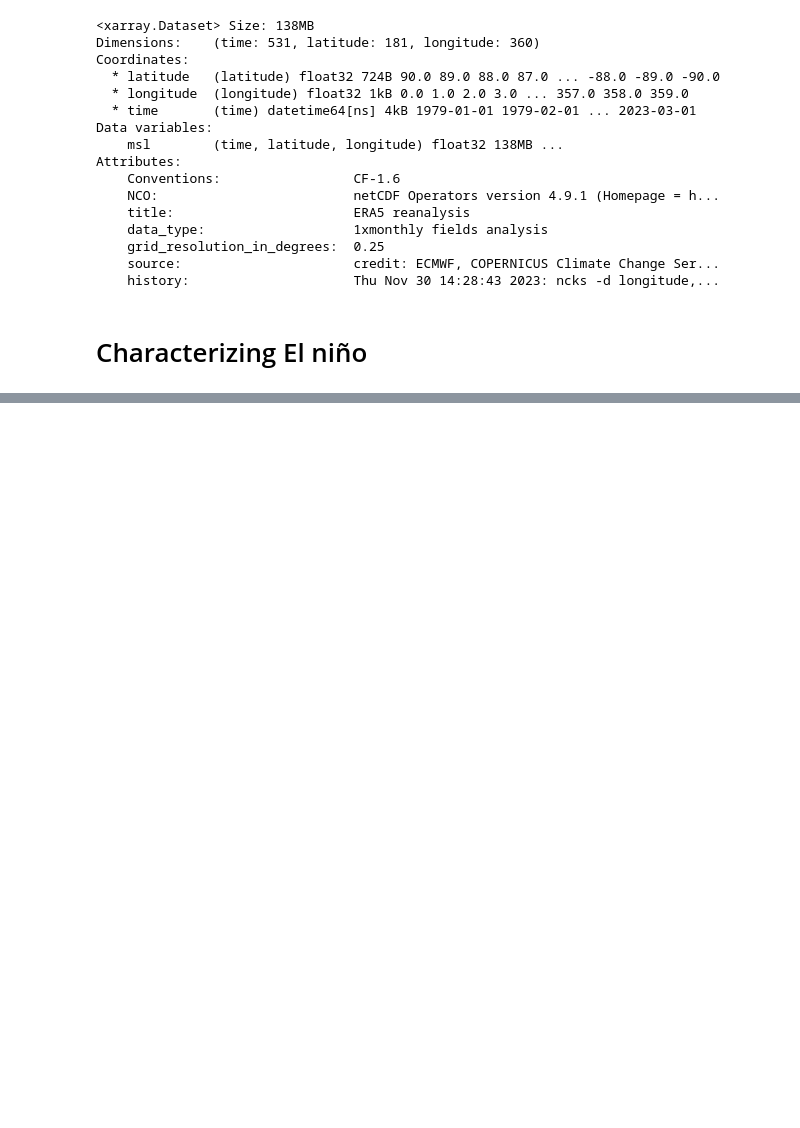
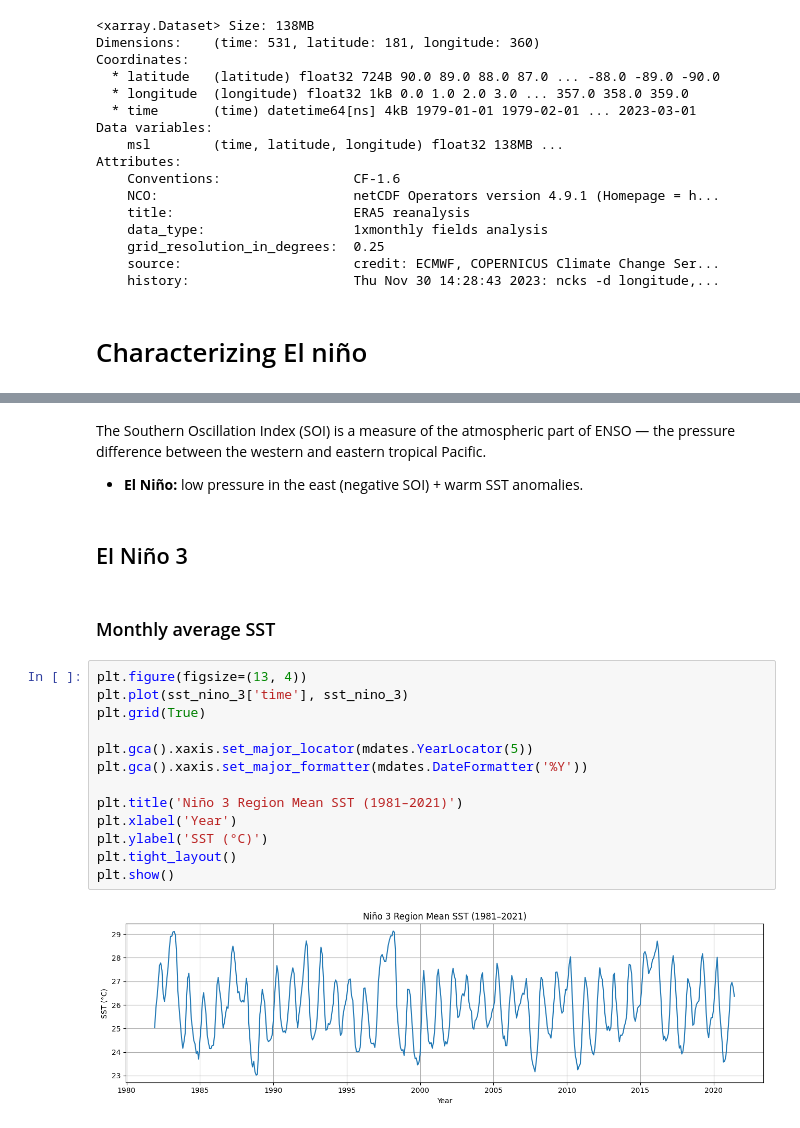
Before and after one commit to marianaolm/ML-climate, a Jupyter notebook: project_elnino.ipynb, the cells around one changed output, grey strips where cells are left out. Cells and saved outputs as stored; diff of their text form; blank space fills up the shorter version.

```diff
--- a/project_elnino.ipynb
+++ b/project_elnino.ipynb
@@ -130,0 +167,22 @@ sst_nino_4   = sst.sel(**nino_4).mean(dim=["lat", "lon"])
+# %% [markdown]
+The Southern Oscillation Index (SOI) is a measure of the atmospheric part of ENSO — the pressure difference between the western and eastern tropical Pacific.
+* **El Niño:** low pressure in the east (negative SOI) + warm SST anomalies.
+# %% [markdown]
+## El Niño 3
+# %% [markdown]
+### Monthly average SST
+# %%
+plt.figure(figsize=(13, 4))
+plt.plot(sst_nino_3['time'], sst_nino_3)
+plt.grid(True)
+
+plt.gca().xaxis.set_major_locator(mdates.YearLocator(5))
+plt.gca().xaxis.set_major_formatter(mdates.DateFormatter('%Y'))
+
+plt.title('Niño 3 Region Mean SST (1981–2021)')
+plt.xlabel('Year')
+plt.ylabel('SST (°C)')
+plt.tight_layout()
+plt.show()
+# %% [output]
+[figure, added]
```
Also changed, not shown: parts of 20 cells of this notebook.
